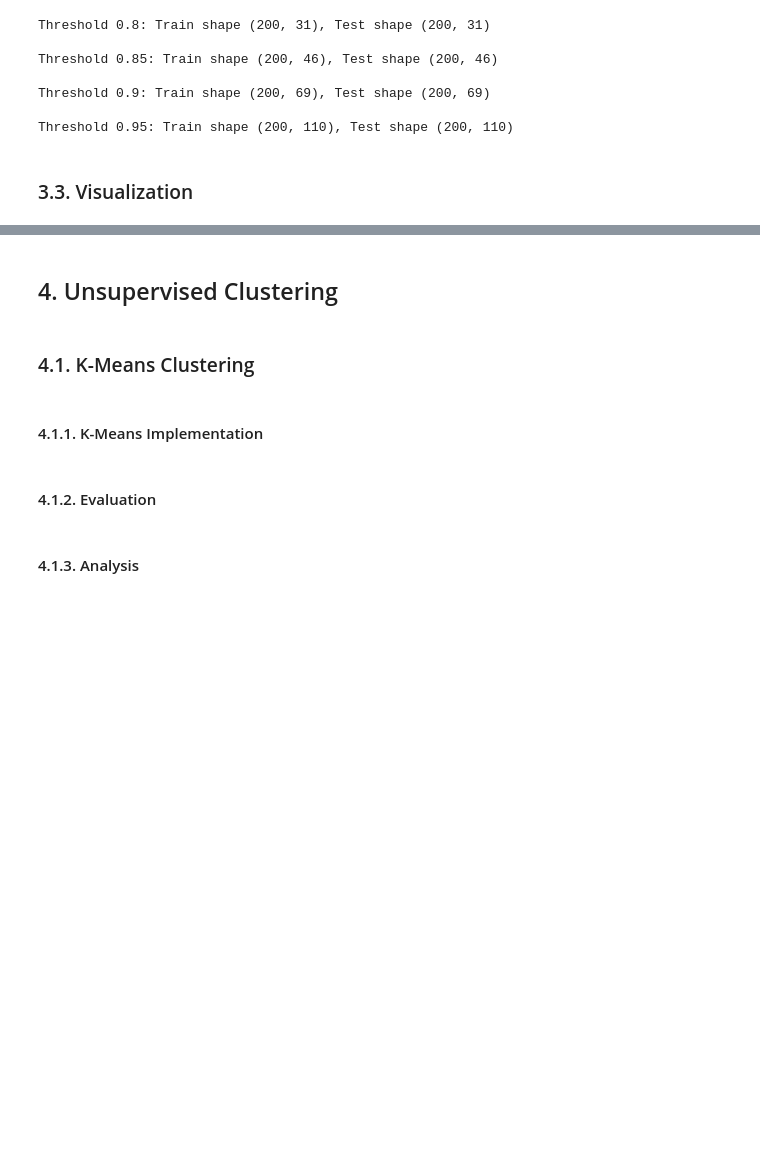
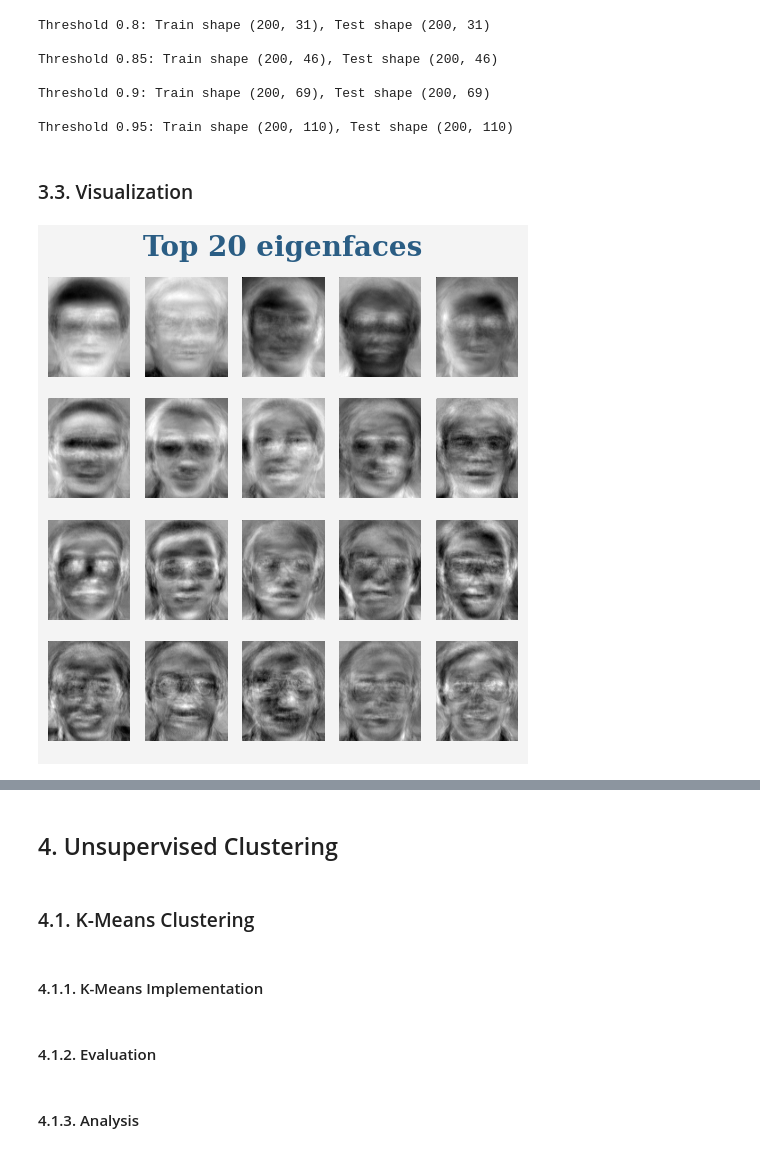
Before and after one commit to nouranKhalil/Face-Recognition, a Jupyter notebook: Face Recognition.ipynb, the cells around one changed output, grey strips where cells are left out. Drawn from its saved outputs; the diff is of its cells as text; code cells hidden in the pictures; blank space fills up the shorter version.

Commit message:
modifying the visualization of eigenfaces

```diff
--- a/Face Recognition.ipynb
+++ b/Face Recognition.ipynb
@@ -157,22 +162,15 @@ class PCA:
             var_retained = self.cumulative_variance[n_comp-1]
             print("{:<10.2f} {:<15} {:<20.4f}".format(i,n_comp,var_retained))
 
-    # visualizing eigenfaces and reconstruction quality
-    def visualize(self,threshold,n_images=5,n_eigenfaces = 10):
-
-        font1 = {'family':'serif','color':'#2a5d84','fontsize':20,'fontweight':'bold'}
-        font2 = {'family':'serif','color':'darkgreen','fontsize':16,'fontweight':'normal'}
-        font3 = {'family':'serif','color':'darkred','fontsize':16,'fontweight':'normal'}
-
-        # showing top eigenfaces
-        components, n_components = self.get_components(threshold)
-
+    def visualize_eigenfaces(self,n_eigenfaces=10):
+        # using the highest threshold components since they include all lower thresholds
+        components = self.components
         n_cols = 5
-        n_rows = (min(n_eigenfaces,n_components)+n_cols - 1) // n_cols
-        plt.figure(figsize=(6,2*n_rows),facecolor='#f4f4f4')
-        plt.title(f"Top {min(n_eigenfaces,n_components)} eigenfaces (threshold = {threshold})",fontdict = font1 )
+        n_rows = (min(n_eigenfaces,components.shape[1])+ n_cols - 1) // n_cols
+        plt.figure(figsize=(5,1.5*n_rows),facecolor='#f4f4f4')
+        plt.title(f"Top {min(n_eigenfaces,components.shape[1])} eigenfaces",fontdict = font1 )
         plt.axis('off')
-        for i in range(min(n_eigenfaces,n_components)):
+        for i in range(min(n_eigenfaces,components.shape[1])):
             axis = plt.subplot(n_rows,n_cols,i+1)
             # reshaping component back to image
             obj = components[:,i].reshape(112,92)
@@ -181,6 +179,8 @@ class PCA:
         plt.tight_layout(rect=[0,0,1,0.9])
         plt.show()
 
+    def visualize_reconstruction(self,threshold,n_images=5):
+        components, _ = self.get_components(threshold)
         # showing original and reconstructed images
         sample = X_train[:n_images]
         projected = self.transform(sample,threshold)
@@ -248,4 +248,9 @@ Threshold 0.9: Train shape (200, 69), Test shape (200, 69)
 Threshold 0.95: Train shape (200, 110), Test shape (200, 110)
 # %% [markdown]
 ### 3.3. Visualization
+# %%
+# visualizing top eigen faces
+pca.visualize_eigenfaces(n_eigenfaces=20)
+# %% [output]
+[figure, added]
 # %%
```
Also changed, not shown: parts of 3 cells of this notebook.
